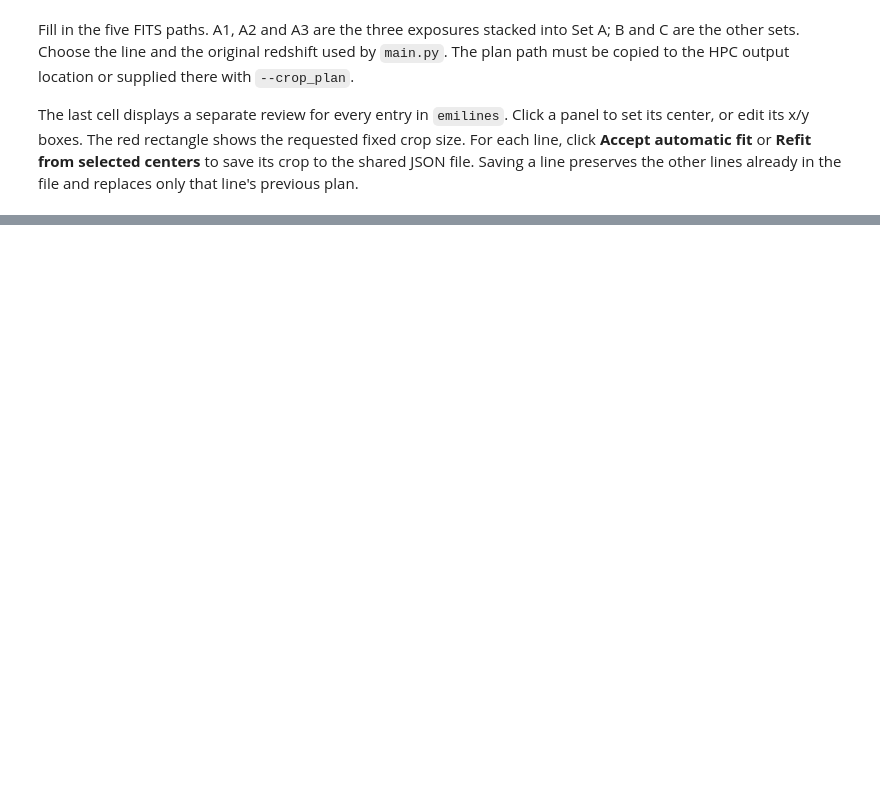
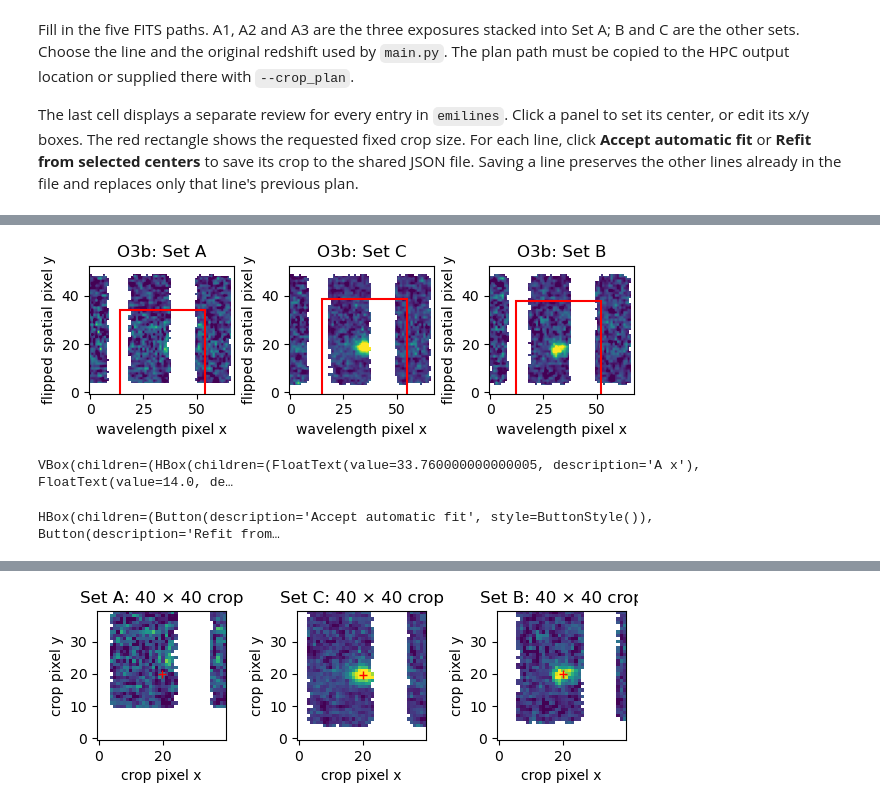
Before and after one commit to jiyundi/kl_binospec, a Jupyter notebook: data_prep/manual_crop.ipynb, the cells around one changed output, grey strips where cells are left out. Drawn from its saved outputs; the diff is of its cells as text; code cells hidden in the pictures; blank space fills up the shorter version.

```diff
--- a/data_prep/manual_crop.ipynb
+++ b/data_prep/manual_crop.ipynb
@@ -14,7 +17,7 @@ Fill in the five FITS paths. A1, A2 and A3 are the three exposures stacked into
 
 The last cell displays a separate review for every entry in `emilines`. Click a panel to set its center, or edit its x/y boxes. The red rectangle shows the requested fixed crop size. For each line, click **Accept automatic fit** or **Refit from selected centers** to save its crop to the shared JSON file. Saving a line preserves the other lines already in the file and replaces only that line's previous plan.
 # %%
-slit_num = 112
+slit_num = 3
 spec_width, spec_height = 40, 40
 
 spec_fn = f'spec2d.829.{slit_num:03d}.{slit_num+100305:06d}.fits'
@@ -32,3 +35,4 @@ reviews = review_slit(
     slit_num, paths, z_table_fn,
     width=spec_width, height=spec_height,
 )
+# %% [output]
@@ -34,0 +40,3 @@ reviews = review_slit(
+[figure, added]
+VBox(children=(HBox(children=(FloatText(value=33.760000000000005, description='A x'), FloatText(value=14.0, de…
+HBox(children=(Button(description='Accept automatic fit', style=ButtonStyle()), Button(description='Refit from…
@@ -34,0 +45 @@ reviews = review_slit(
+[figure, added]
```
Also changed, not shown: parts of 4 cells of this notebook, 12 other files.
